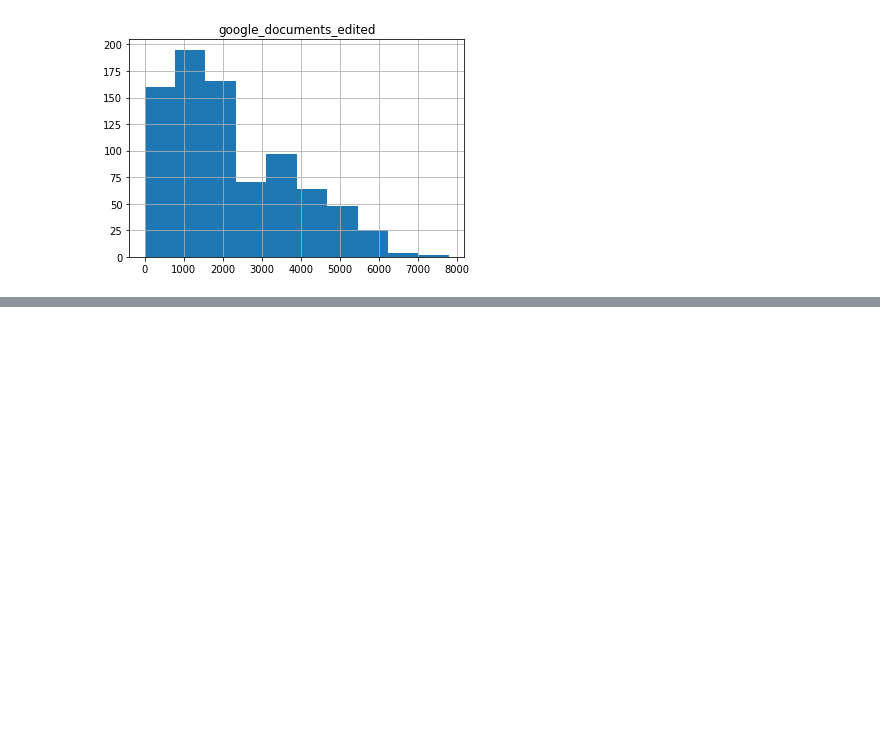
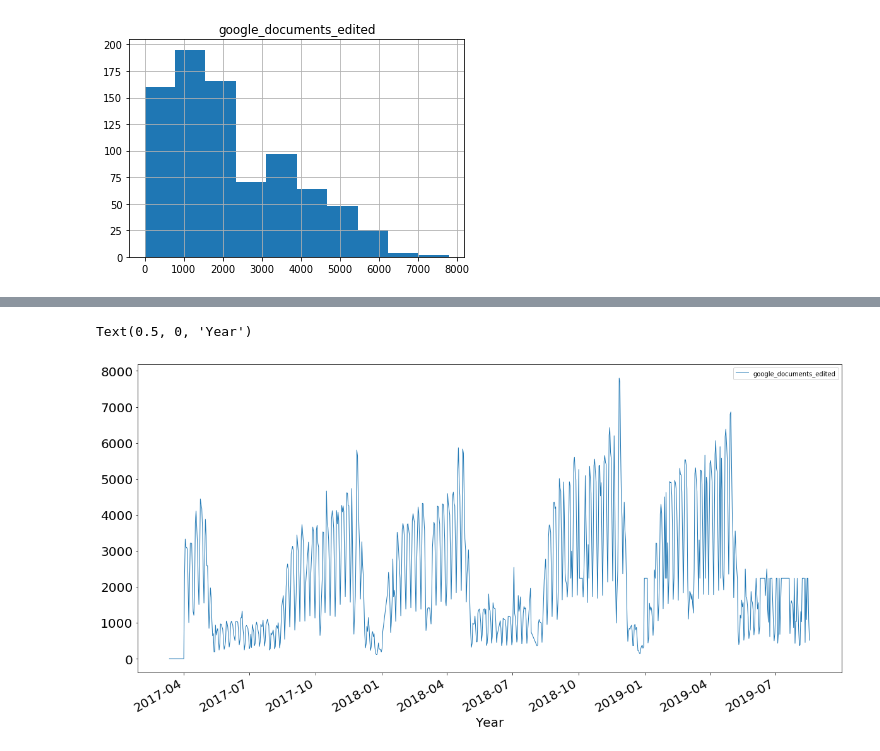
Before and after one commit to UNCG-CSE/G_Suite_Metrics, a Jupyter notebook: src/lavanya/stats and distributions for google_documents_created_and_edited.ipynb, the cells around one changed output, grey strips where cells are left out. Saved outputs shown, nothing was run; the diff lists cells and outputs as text; code cells hidden in the pictures; blank space fills up the shorter version.

```diff
--- a/src/lavanya/stats and distributions for google_documents_created_and_edited.ipynb
+++ b/src/lavanya/stats and distributions for google_documents_created_and_edited.ipynb
@@ -114,0 +127,6 @@ array([[<matplotlib.axes._subplots.AxesSubplot object at 0x...>]],
+# %%
+data2.plot(figsize=(20,10), linewidth=1, fontsize=20)
+plt.xlabel('Year', fontsize=20)
+# %% [output]
+Text(0.5, 0, 'Year')
+[figure, added]
```
Also changed, not shown: parts of 55 cells of this notebook.
